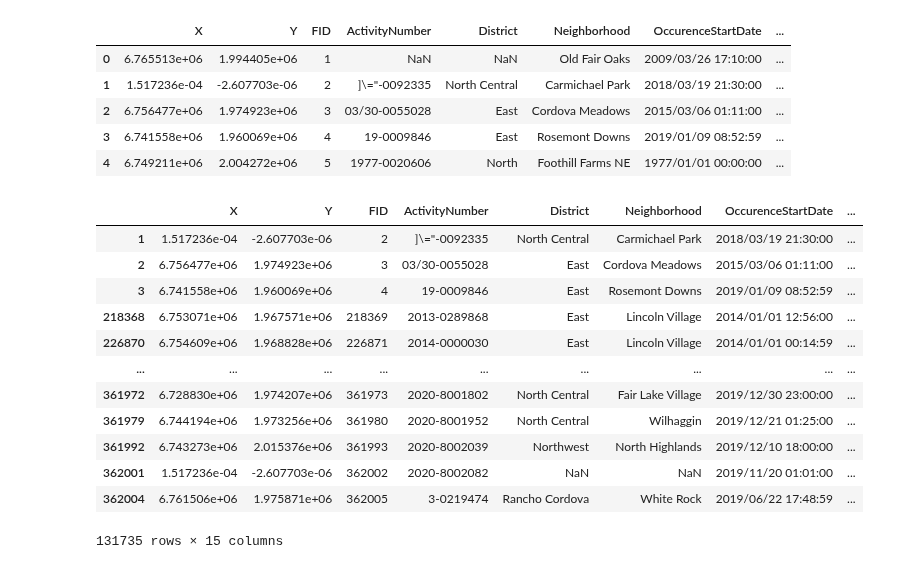
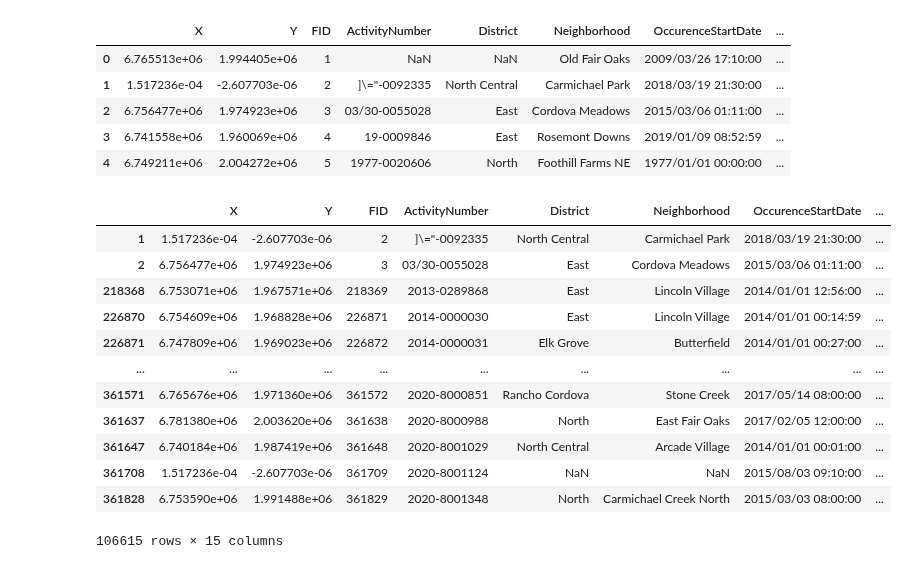
Before and after one commit to sean-galloway/Crime_and_Poverty, a Jupyter notebook: Crime_CleanUp.ipynb, the cells around one changed output. Cells and saved outputs as stored; diff of their text form; code cells hidden in the pictures.

```diff
--- a/Crime_CleanUp.ipynb
+++ b/Crime_CleanUp.ipynb
@@ -108,21 +108,21 @@ preclean_crime_df.head()
 | 3 | 6.741558e+06 | 1.960069e+06 | 4 | 19-0009846 | East | Rosemont Downs | 2019/01/09 08:52:59 | ... |
 | 4 | 6.749211e+06 | 2.004272e+06 | 5 | 1977-0020606 | North | Foothill Farms NE | 1977/01/01 00:00:00 | ... |
 # %%
-# Just Grab years 2014-2019
-preclean_crime_years_filter = preclean_crime_df["Year"].isin([2014, 2015, 2016, 2017, 2018, 2019])
+# Just Grab years 2014-2018
+preclean_crime_years_filter = preclean_crime_df["Year"].isin([2014, 2015, 2016, 2017, 2018])
 preclean_crime_years_df = preclean_crime_df[preclean_crime_years_filter]
 preclean_crime_years_df
 # %% [output]
 |  | X | Y | FID | ActivityNumber | District | Neighborhood | OccurenceStartDate | ... |
 | 1 | 1.517236e-04 | -2.607703e-06 | 2 | ]\="-0092335 | North Central | Carmichael Park | 2018/03/19 21:30:00 | ... |
 | 2 | 6.756477e+06 | 1.974923e+06 | 3 | 03/30-0055028 | East | Cordova Meadows | 2015/03/06 01:11:00 | ... |
-| 3 | 6.741558e+06 | 1.960069e+06 | 4 | 19-0009846 | East | Rosemont Downs | 2019/01/09 08:52:59 | ... |
 | 218368 | 6.753071e+06 | 1.967571e+06 | 218369 | 2013-0289868 | East | Lincoln Village | 2014/01/01 12:56:00 | ... |
 | 226870 | 6.754609e+06 | 1.968828e+06 | 226871 | 2014-0000030 | East | Lincoln Village | 2014/01/01 00:14:59 | ... |
+| 226871 | 6.747809e+06 | 1.969023e+06 | 226872 | 2014-0000031 | Elk Grove | Butterfield | 2014/01/01 00:27:00 | ... |
 | ... | ... | ... | ... | ... | ... | ... | ... | ... |
-| 361972 | 6.728830e+06 | 1.974207e+06 | 361973 | 2020-8001802 | North Central | Fair Lake Village | 2019/12/30 23:00:00 | ... |
-| 361979 | 6.744194e+06 | 1.973256e+06 | 361980 | 2020-8001952 | North Central | Wilhaggin | 2019/12/21 01:25:00 | ... |
-| 361992 | 6.743273e+06 | 2.015376e+06 | 361993 | 2020-8002039 | Northwest | North Highlands | 2019/12/10 18:00:00 | ... |
-| 362001 | 1.517236e-04 | -2.607703e-06 | 362002 | 2020-8002082 | NaN | NaN | 2019/11/20 01:01:00 | ... |
-| 362004 | 6.761506e+06 | 1.975871e+06 | 362005 | 3-0219474 | Rancho Cordova | White Rock | 2019/06/22 17:48:59 | ... |
+| 361571 | 6.765676e+06 | 1.971360e+06 | 361572 | 2020-8000851 | Rancho Cordova | Stone Creek | 2017/05/14 08:00:00 | ... |
+| 361637 | 6.781380e+06 | 2.003620e+06 | 361638 | 2020-8000988 | North | East Fair Oaks | 2017/02/05 12:00:00 | ... |
+| 361647 | 6.740184e+06 | 1.987419e+06 | 361648 | 2020-8001029 | North Central | Arcade Village | 2014/01/01 00:01:00 | ... |
+| 361708 | 1.517236e-04 | -2.607703e-06 | 361709 | 2020-8001124 | NaN | NaN | 2015/08/03 09:10:00 | ... |
+| 361828 | 6.753590e+06 | 1.991488e+06 | 361829 | 2020-8001348 | North | Carmichael Creek North | 2015/03/03 08:00:00 | ... |
-131735 rows × 15 columns
+106615 rows × 15 columns
```
Also changed, not shown: parts of 4 cells of this notebook, 2 other files.
